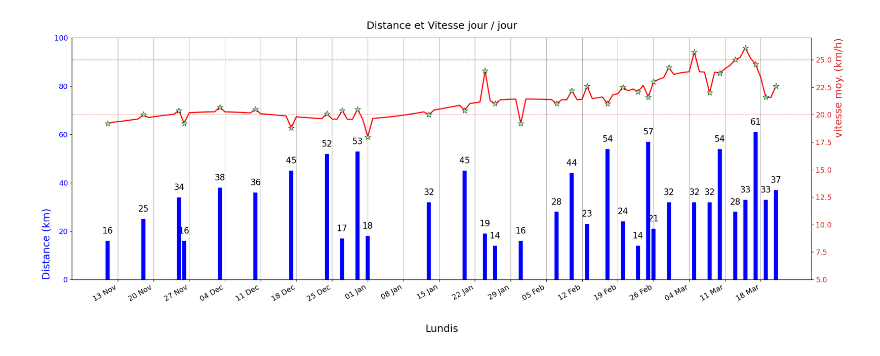
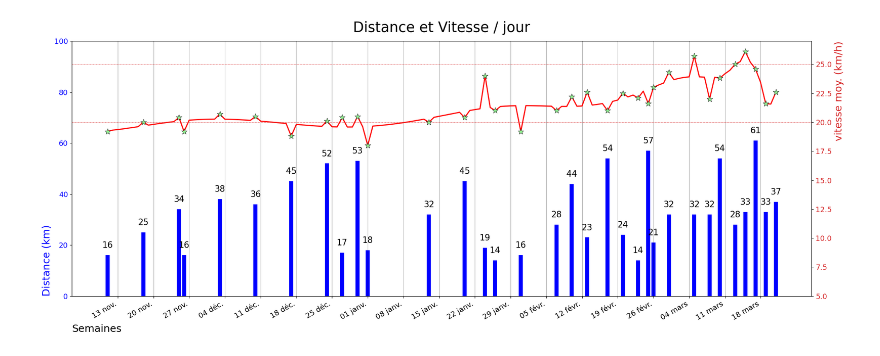
Before and after one commit to RichardHitier/visu-velo, a Jupyter notebook: notebooks/ReadPlotVelo.ipynb, the cells around one changed output. Saved outputs shown, nothing was run; the diff lists cells and outputs as text; code cells hidden in the pictures.

Commit message:
Tweak axes labels

```diff
--- a/notebooks/ReadPlotVelo.ipynb
+++ b/notebooks/ReadPlotVelo.ipynb
@@ -25,52 +25,59 @@ moy_df.dropna(inplace=True)
 new_idx = pd.date_range(start=moy_df.index[0], end=moy_df.index[-1], freq='D')
 moy_reindexed=moy_df.reindex(new_idx)
 # %%
+def show_resume():
+    import matplotlib.dates as mdates
+    import locale
+    locale.setlocale(locale.LC_TIME,'fr_FR.utf8')
+    label_fontsize = 18
+    bar_color = "blue"
+    moy_color = "red"
+    monday_idx = pd.date_range(start=km_df.index[0], end=km_df.index[-1], freq=pd.offsets.Week(weekday=0))
 
-import matplotlib.dates as mdates
-label_fontsize = 18
-bar_color = "blue"
-moy_color = "red"
-monday_idx = pd.date_range(start=km_df.index[0], end=km_df.index[-1], freq=pd.offsets.Week(weekday=0))
+    # print(moy_reindexed)
+    fig, ax1 = plt.subplots(1, figsize=(20,8))
+    ax1.set_title("Distance et Vitesse / jour", y=1.0, pad=16)
+    ax1.set_ylim([0, 100])
 
-# print(moy_reindexed)
-fig, ax1 = plt.subplots(1, figsize=(20,8))
-ax1.set_title("Distance et Vitesse jour / jour", y=1.0, pad=16)
-ax1.set_ylim([0, 100])
+    ax1.tick_params(axis='x', labelsize=label_fontsize-5, rotation=30)
+    # date_format = '%a %d %b'
+    # date_format = '%d-%m-%y'
+    date_format = '%d %b'
+    ax1.xaxis.set_major_formatter(mdates.DateFormatter(date_format))
+    ax1.set_xticks(monday_idx)
+    ax1.set_xticklabels (ax1.get_xticklabels(), ha="right")
 
-ax1.tick_params(axis='x', labelsize=label_fontsize-5, rotation=30)
-ax1.xaxis.set_major_formatter(mdates.DateFormatter('%d %b'))
-ax1.set_xticks(monday_idx)
-ax1.set_xticklabels (ax1.get_xticklabels(), ha="right")
+    ax1.set_xlabel("Semaines", fontsize=label_fontsize, labelpad=5.0, loc="left")
 
-ax1.set_xlabel("Lundis", fontsize=label_fontsize, labelpad=38.0)
+    bar_container = ax1.bar(km_reindexed.index, km_reindexed, color=bar_color, width=0.8)
+    ax1.bar_label(bar_container, label_type="edge", padding=10, zorder=8, color="black", fontsize=15)
+                  # bbox=dict(facecolor='white', edgecolor='black'))
+    ax1.set_ylabel("Distance (km)", color=bar_color, fontsize=label_fontsize, loc="bottom")
+    ax1.tick_params(axis='y', labelcolor=bar_color, labelsize=label_fontsize-5)
+    ax1.title.set_size(25)
 
-bar_container = ax1.bar(km_reindexed.index, km_reindexed, color=bar_color, width=0.8)
-ax1.bar_label(bar_container, label_type="edge", padding=10, zorder=8, color="black", fontsize=15)
-              # bbox=dict(facecolor='white', edgecolor='black'))
-ax1.set_ylabel("Distance (km)", color=bar_color, fontsize=label_fontsize, loc="bottom")
-ax1.tick_params(axis='y', labelcolor=bar_color, labelsize=label_fontsize-5)
-ax1.title.set_size(18)
+    for monday in monday_idx:
+        plt.axvline(monday,color='black', lw=0.5, alpha=0.5, linestyle='-')
 
-for monday in monday_idx:
-    plt.axvline(monday,color='black', lw=0.5, alpha=0.5, linestyle='-')
+    # for _hl in [20, 50]:
+    #     ax1.axhline( _hl, color = bar_color, lw=0.5,  alpha=1, linestyle = '--')
 
-# for _hl in [20, 50]:
-#     ax1.axhline( _hl, color = bar_color, lw=0.5,  alpha=1, linestyle = '--')
+    ax2 = ax1.twinx()  # instantiate a second axes that shares the same x-axis
+    ax2.set_ylim([5, 27])
+    color = 'tab:red'
+    for _hl in [20, 25]:
+        ax2.axhline( _hl, color = color, lw=0.5,  alpha=1, linestyle = '--')
 
-ax2 = ax1.twinx()  # instantiate a second axes that shares the same x-axis
-ax2.set_ylim([5, 27])
-color = 'tab:red'
-for _hl in [20, 25]:
-    ax2.axhline( _hl, color = color, lw=0.5,  alpha=1, linestyle = '--')
+    ax2.set_ylabel('vitesse moy. (km/h)', color=color, fontsize=label_fontsize, loc="top")  # we already handled the x-label with ax1
+    ax2.plot(moy_reindexed.index, moy_reindexed.interpolate(method="spline", order=5), color="red", lw=2, zorder=-4)
+    # ax2.plot(moy_reindexed.index, moy_reindexed, color="red", lw=2, zorder=-4)
+    ax2.scatter(moy_reindexed.index, moy_reindexed, marker="*", zorder=3, color="lightgreen", edgecolor="black", lw=0.5, s=120)
+    ax2.tick_params(axis='y', labelcolor=color, labelsize=label_fontsize-5)
 
-ax2.set_ylabel('vitesse moy. (km/h)', color=color, fontsize=label_fontsize, loc="top")  # we already handled the x-label with ax1
-ax2.plot(moy_reindexed.index, moy_reindexed.interpolate(method="spline", order=5), color="red", lw=2, zorder=-4)
-# ax2.plot(moy_reindexed.index, moy_reindexed, color="red", lw=2, zorder=-4)
-ax2.scatter(moy_reindexed.index, moy_reindexed, marker="*", zorder=3, color="lightgreen", edgecolor="black", lw=0.5, s=120)
-ax2.tick_params(axis='y', labelcolor=color, labelsize=label_fontsize-5)
+    fig.tight_layout()  # otherwise the right y-label is slightly clipped
+    plt.show()
 
-fig.tight_layout()  # otherwise the right y-label is slightly clipped
-plt.show()
+show_resume()
 # %% [output]
-[figure, old version]
+[figure, new version]
 # %%
```
Also changed, not shown: parts of 2 cells of this notebook.
